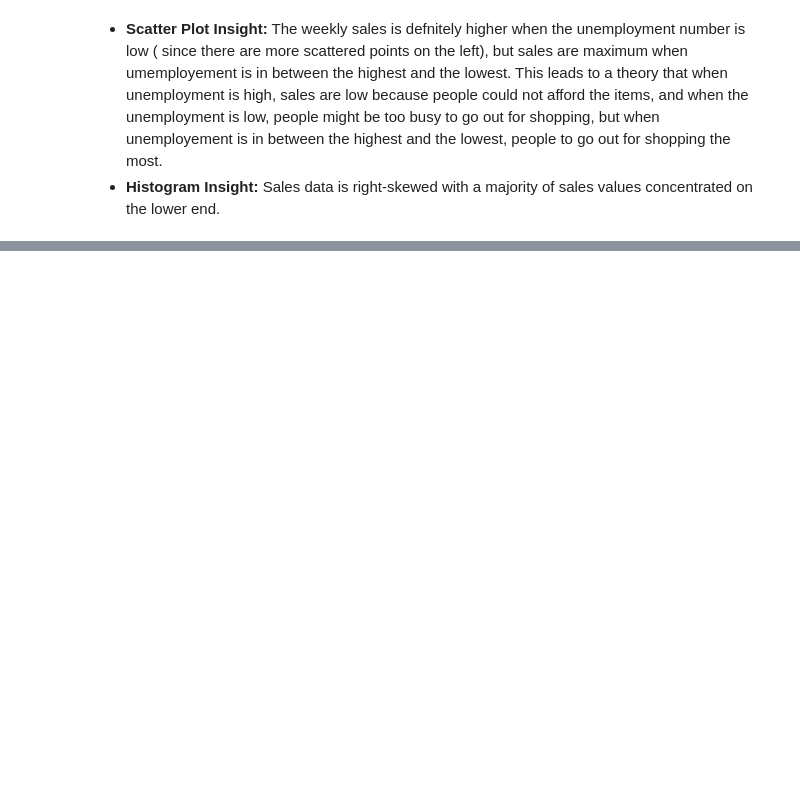
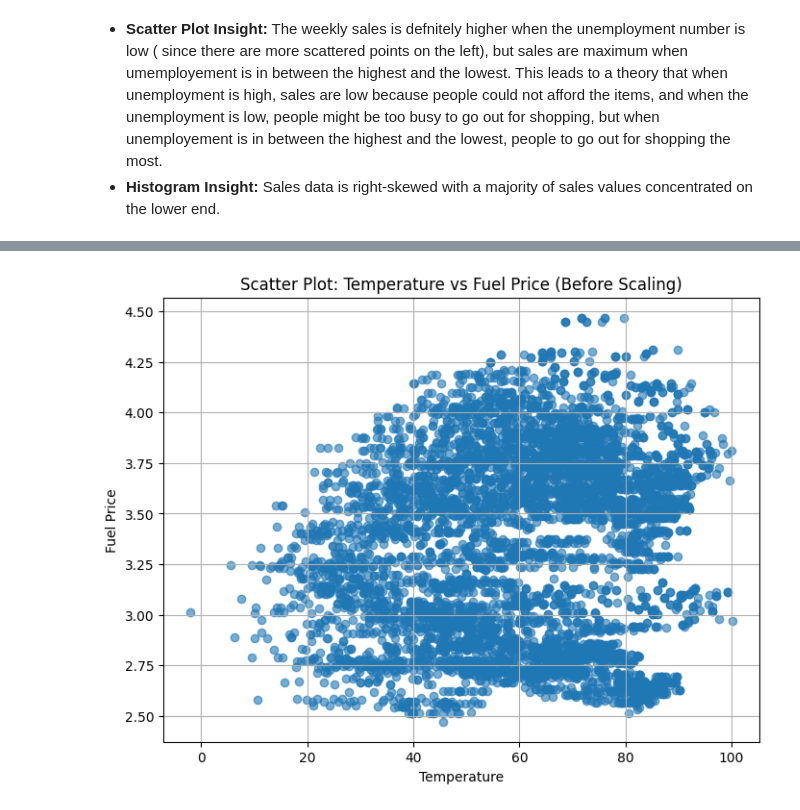
Before and after one commit to sahajshrestha/MSCS_634_Lab_1, a Jupyter notebook: BigData.ipynb, the cells around one changed output, grey strips where cells are left out. Saved outputs shown, nothing was run; the diff lists cells and outputs as text; code cells hidden in the pictures; blank space fills up the shorter version.

```diff
--- a/BigData.ipynb
+++ b/BigData.ipynb
@@ -31,0 +124,12 @@ plt.show()
+# %%
+import matplotlib.pyplot as plt
+
+plt.figure(figsize=(8,6))
+plt.scatter(df['Temperature'], df['Fuel_Price'], alpha=0.6)
+plt.title('Scatter Plot: Temperature vs Fuel Price (Before Scaling)')
+plt.xlabel('Temperature')
+plt.ylabel('Fuel Price')
+plt.grid(True)
+plt.show()
+# %% [output]
+[figure, added]
```
Also changed, not shown: parts of 23 cells of this notebook.
